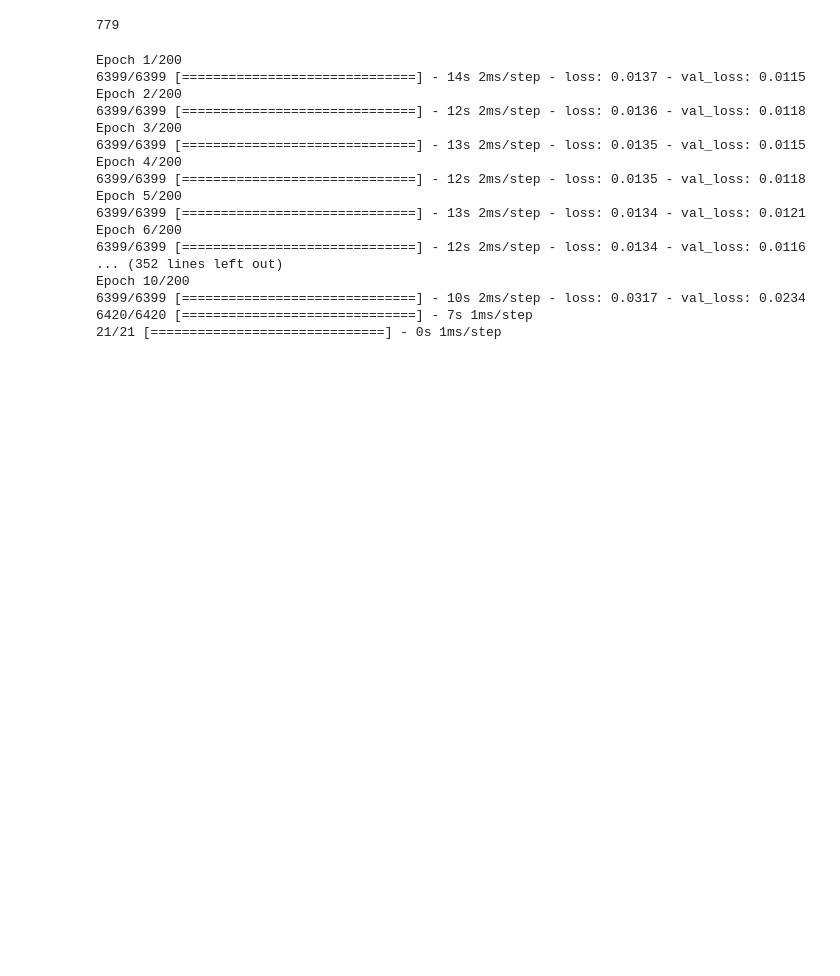
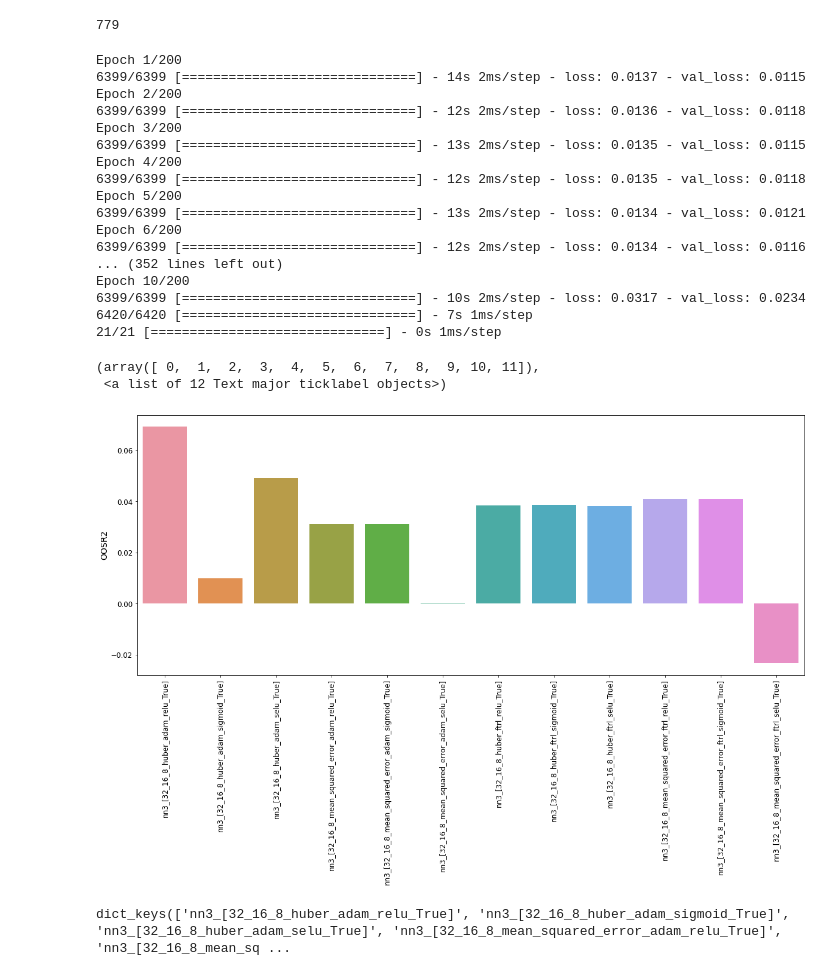
Before and after one commit to yankikalfa/MGTF-405-Business-Forecasting, a Jupyter notebook: Panel_Stock_Returns.ipynb, the cells around one changed output. Cells and saved outputs as stored; diff of their text form; code cells hidden in the pictures; blank space fills up the shorter version.

```diff
--- a/Panel_Stock_Returns.ipynb
+++ b/Panel_Stock_Returns.ipynb
@@ -224,3 +228,20 @@ import pickle
 # %%
 with open('NN_output.pickle', 'wb') as handle:
     pickle.dump(output_dict, handle, protocol=4)
+# %%
+oosr2_list=[]
+for i in output_dict.keys():
+  oosr2_list.append(output_dict[i]['OOSR2'])
+# %%
+df_oosr2=pd.DataFrame(oosr2_list).set_index(pd.Series(output_dict.keys()))
+df_oosr2.columns=['OOSR2']
+sns.barplot(data=df_oosr2,x=df_oosr2.index,y='OOSR2')
+plt.xticks(rotation=(90))
+# %% [output]
+(array([ 0,  1,  2,  3,  4,  5,  6,  7,  8,  9, 10, 11]),
+ <a list of 12 Text major ticklabel objects>)
+[figure, added]
+# %%
+output_dict.keys()
+# %% [output]
+dict_keys(['nn3_[32_16_8_huber_adam_relu_True]', 'nn3_[32_16_8_huber_adam_sigmoid_True]', 'nn3_[32_16_8_huber_adam_selu_True]', 'nn3_[32_16_8_mean_squared_error_adam_relu_True]', 'nn3_[32_16_8_mean_sq ...
```
Also changed, not shown: parts of 4 cells of this notebook.
